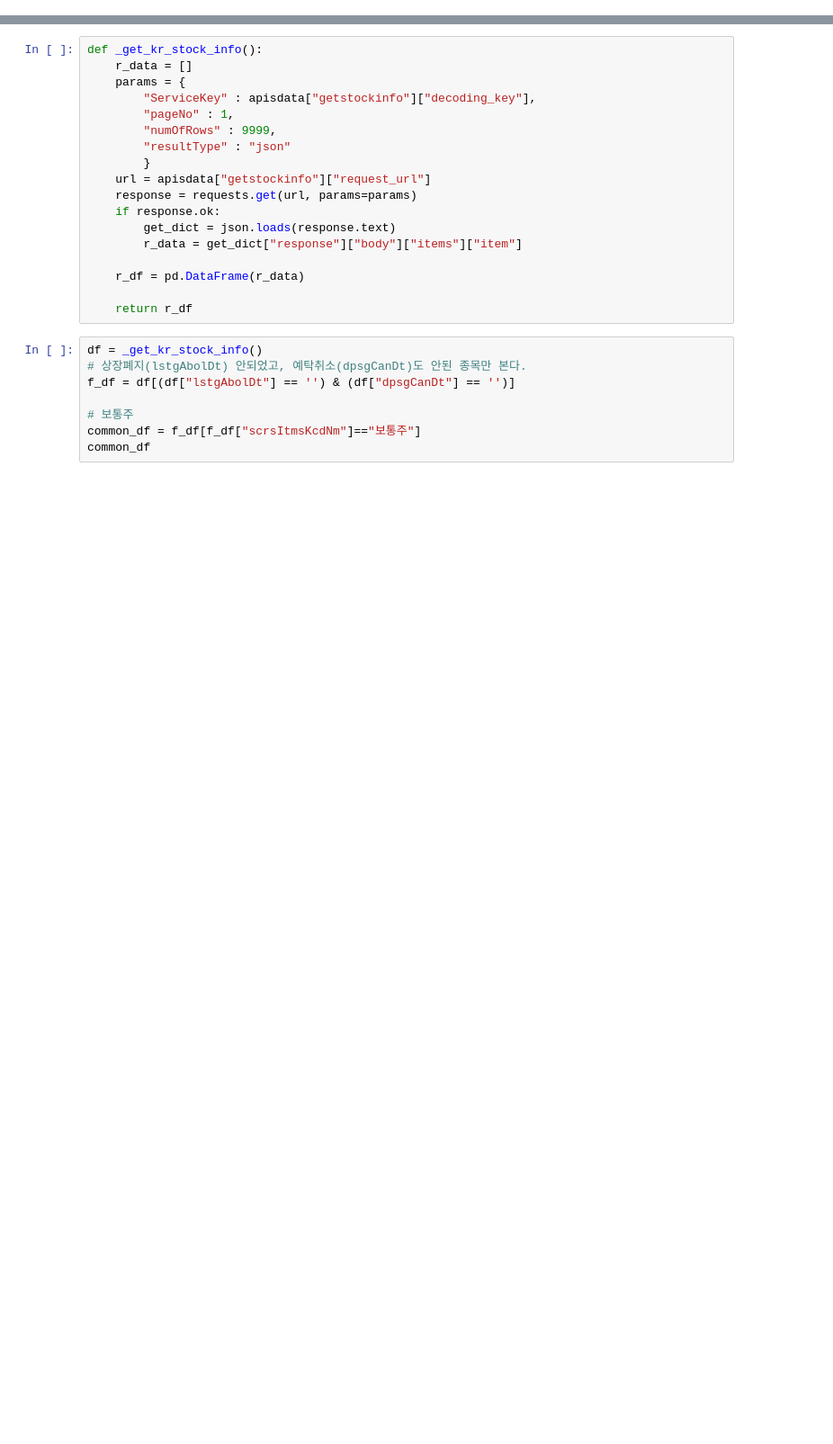
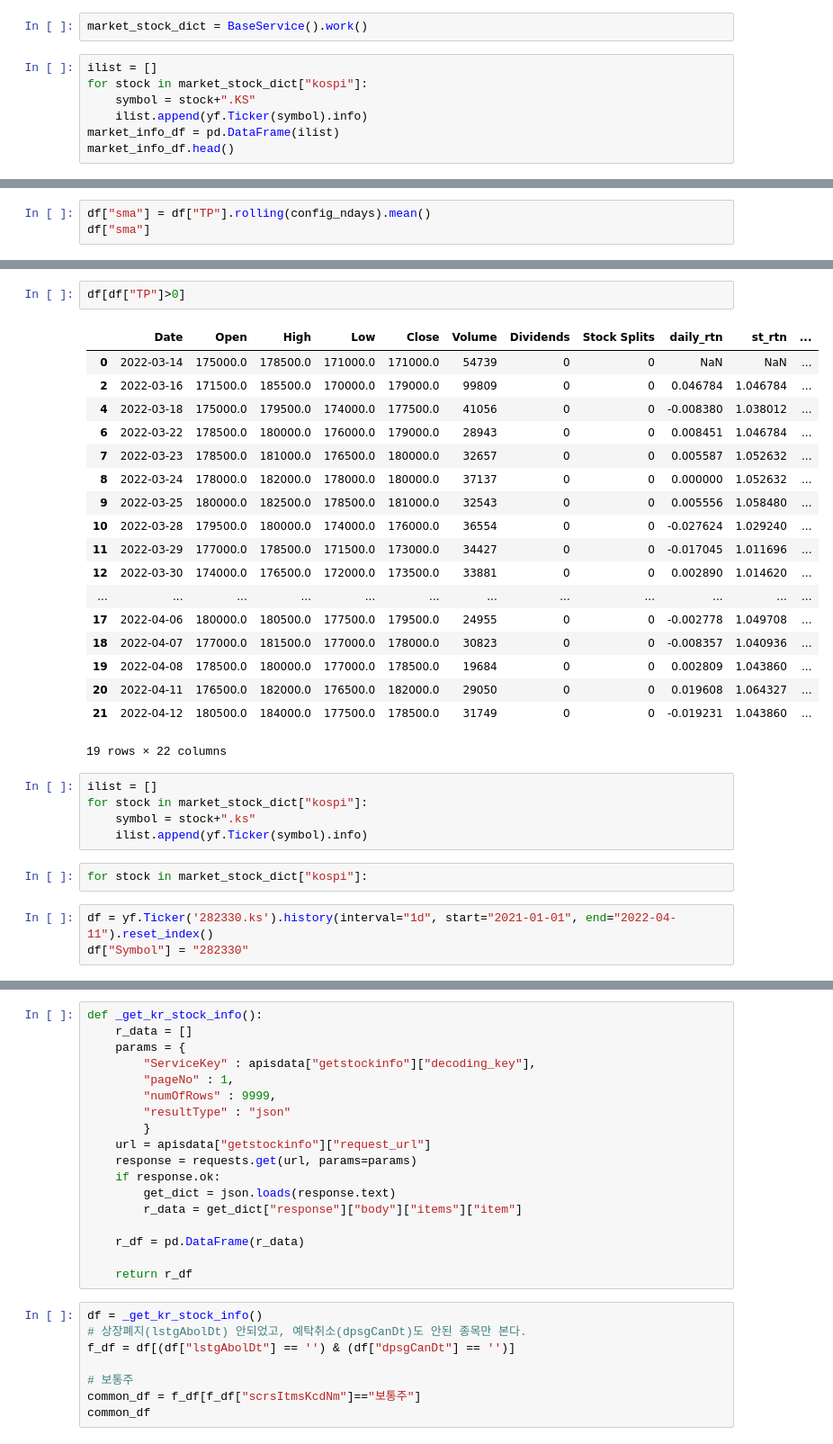
Before and after one commit to GIMINSU/DataAnalysis, a Jupyter notebook: pre_main_test.ipynb, the cells around one changed output, grey strips where cells are left out. Shown at 90% size. Drawn from its saved outputs; the diff is of its cells as text; blank space fills up the shorter version.

```diff
--- a/pre_main_test.ipynb
+++ b/pre_main_test.ipynb
@@ -15,0 +289,9 @@ import pandas as pd
+# %%
+market_stock_dict = BaseService().work()
+# %%
+ilist = []
+for stock in market_stock_dict["kospi"]:
+    symbol = stock+".KS"
+    ilist.append(yf.Ticker(symbol).info)
+market_info_df = pd.DataFrame(ilist)
+market_info_df.head()
@@ -15,0 +485,3 @@ import pandas as pd
+# %%
+df["sma"] = df["TP"].rolling(config_ndays).mean()
+df["sma"]
@@ -15,0 +506,31 @@ import pandas as pd
+# %%
+df[df["TP"]>0]
+# %% [output]
+|  | Date | Open | High | Low | Close | Volume | Dividends | Stock Splits | daily_rtn | st_rtn | ... |
+| 0 | 2022-03-14 | 175000.0 | 178500.0 | 171000.0 | 171000.0 | 54739 | 0 | 0 | NaN | NaN | ... |
+| 2 | 2022-03-16 | 171500.0 | 185500.0 | 170000.0 | 179000.0 | 99809 | 0 | 0 | 0.046784 | 1.046784 | ... |
+| 4 | 2022-03-18 | 175000.0 | 179500.0 | 174000.0 | 177500.0 | 41056 | 0 | 0 | -0.008380 | 1.038012 | ... |
+| 6 | 2022-03-22 | 178500.0 | 180000.0 | 176000.0 | 179000.0 | 28943 | 0 | 0 | 0.008451 | 1.046784 | ... |
+| 7 | 2022-03-23 | 178500.0 | 181000.0 | 176500.0 | 180000.0 | 32657 | 0 | 0 | 0.005587 | 1.052632 | ... |
+| 8 | 2022-03-24 | 178000.0 | 182000.0 | 178000.0 | 180000.0 | 37137 | 0 | 0 | 0.000000 | 1.052632 | ... |
+| 9 | 2022-03-25 | 180000.0 | 182500.0 | 178500.0 | 181000.0 | 32543 | 0 | 0 | 0.005556 | 1.058480 | ... |
+| 10 | 2022-03-28 | 179500.0 | 180000.0 | 174000.0 | 176000.0 | 36554 | 0 | 0 | -0.027624 | 1.029240 | ... |
+| 11 | 2022-03-29 | 177000.0 | 178500.0 | 171500.0 | 173000.0 | 34427 | 0 | 0 | -0.017045 | 1.011696 | ... |
+| 12 | 2022-03-30 | 174000.0 | 176500.0 | 172000.0 | 173500.0 | 33881 | 0 | 0 | 0.002890 | 1.014620 | ... |
+| ... | ... | ... | ... | ... | ... | ... | ... | ... | ... | ... | ... |
+| 17 | 2022-04-06 | 180000.0 | 180500.0 | 177500.0 | 179500.0 | 24955 | 0 | 0 | -0.002778 | 1.049708 | ... |
+| 18 | 2022-04-07 | 177000.0 | 181500.0 | 177000.0 | 178000.0 | 30823 | 0 | 0 | -0.008357 | 1.040936 | ... |
+| 19 | 2022-04-08 | 178500.0 | 180000.0 | 177000.0 | 178500.0 | 19684 | 0 | 0 | 0.002809 | 1.043860 | ... |
+| 20 | 2022-04-11 | 176500.0 | 182000.0 | 176500.0 | 182000.0 | 29050 | 0 | 0 | 0.019608 | 1.064327 | ... |
+| 21 | 2022-04-12 | 180500.0 | 184000.0 | 177500.0 | 178500.0 | 31749 | 0 | 0 | -0.019231 | 1.043860 | ... |
+19 rows × 22 columns
+# %%
+ilist = []
+for stock in market_stock_dict["kospi"]:
+    symbol = stock+".ks"
+    ilist.append(yf.Ticker(symbol).info)
+# %%
+for stock in market_stock_dict["kospi"]:
+# %%
+df = yf.Ticker('282330.ks').history(interval="1d", start="2021-01-01", end="2022-04-11").reset_index()
+df["Symbol"] = "282330"
```
Also changed, not shown: parts of 24 cells of this notebook, 1 other file.
